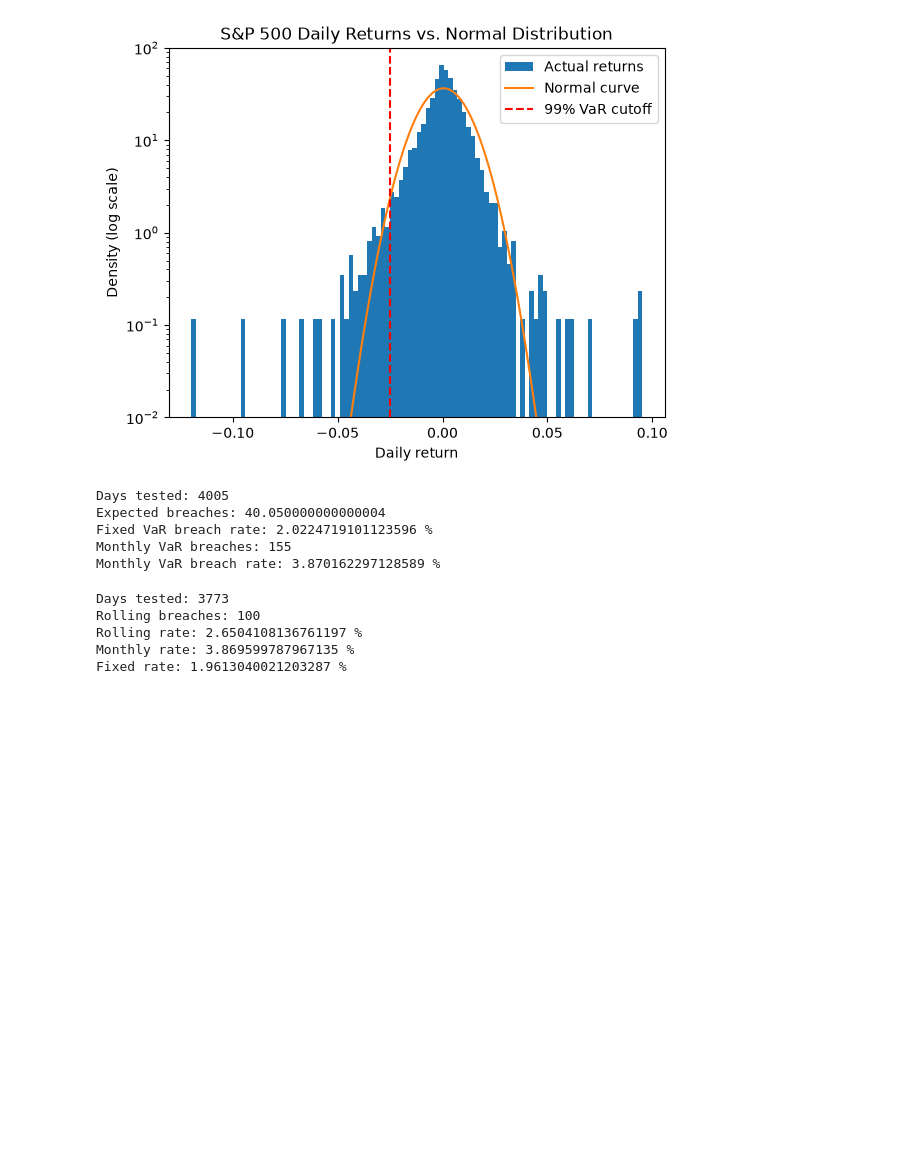
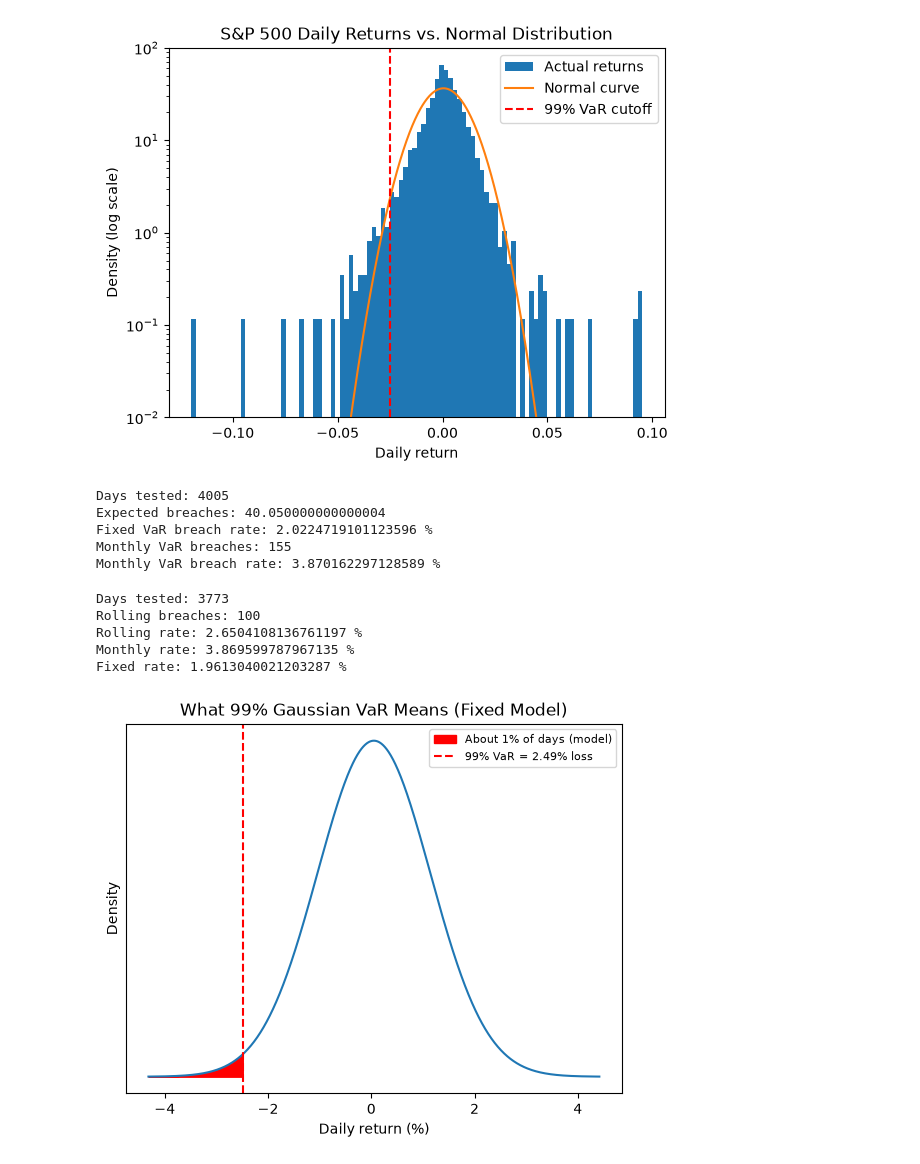
Before and after one commit to jules291/gaussian-var-test, a Jupyter notebook: var_test.ipynb, the cells around one changed output. Drawn from its saved outputs; the diff is of its cells as text; code cells hidden in the pictures; blank space fills up the shorter version.

```diff
--- a/var_test.ipynb
+++ b/var_test.ipynb
@@ -121,3 +121,21 @@ Rolling breaches: 100
 Rolling rate: 2.6504108136761197 %
 Monthly rate: 3.869599787967135 %
 Fixed rate: 1.9613040021203287 %
+# %%
+x = np.linspace(mean - 4*std, mean + 4*std, 1000)
+y = norm.pdf(x, mean, std)
+
+plt.plot(x * 100, y)
+plt.fill_between(x * 100, y, where=(x < -var_99), color="red",
+                 label="About 1% of days (model)")
+plt.axvline(-var_99 * 100, color="red", linestyle="--",
+            label=f"99% VaR = {var_99*100:.2f}% loss")
+
+plt.title("What 99% Gaussian VaR Means (Fixed Model)")
+plt.xlabel("Daily return (%)")
+plt.ylabel("Density")
+plt.yticks([])
+plt.legend(loc="upper right", fontsize=8)
+plt.show()
+# %% [output]
+[figure, added]
```
